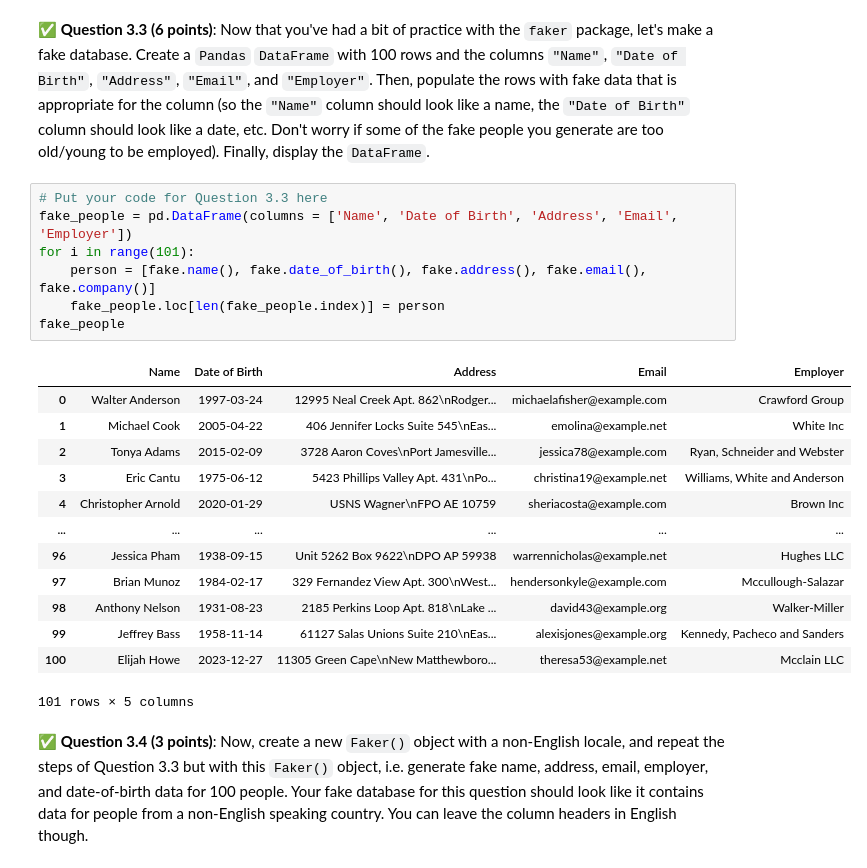
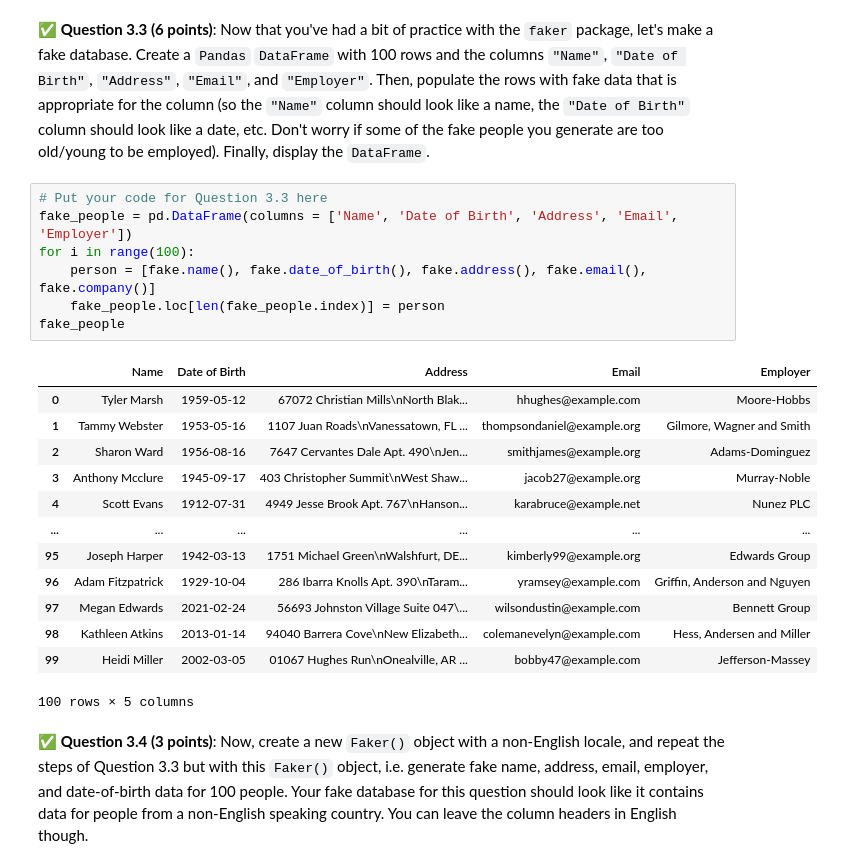
Before and after one commit to mlee3001/CMSE202-s24-turnin, a Jupyter notebook: midterm/CMSE202-Midterm-Section002-STUDENT.ipynb, the cells around one changed output. Saved outputs shown, nothing was run; the diff lists cells and outputs as text.

```diff
--- a/midterm/CMSE202-Midterm-Section002-STUDENT.ipynb
+++ b/midterm/CMSE202-Midterm-Section002-STUDENT.ipynb
@@ -273,24 +273,24 @@ fake.date()
 # %%
 # Put your code for Question 3.3 here
 fake_people = pd.DataFrame(columns = ['Name', 'Date of Birth', 'Address', 'Email', 'Employer'])
-for i in range(101):
+for i in range(100):
     person = [fake.name(), fake.date_of_birth(), fake.address(), fake.email(), fake.company()]
     fake_people.loc[len(fake_people.index)] = person
 fake_people
 # %% [output]
 |  | Name | Date of Birth | Address | Email | Employer |
-| 0 | Walter Anderson | 1997-03-24 | 12995 Neal Creek Apt. 862\nRodger... | michaelafisher@example.com | Crawford Group |
-| 1 | Michael Cook | 2005-04-22 | 406 Jennifer Locks Suite 545\nEas... | emolina@example.net | White Inc |
-| 2 | Tonya Adams | 2015-02-09 | 3728 Aaron Coves\nPort Jamesville... | jessica78@example.com | Ryan, Schneider and Webster |
-| 3 | Eric Cantu | 1975-06-12 | 5423 Phillips Valley Apt. 431\nPo... | christina19@example.net | Williams, White and Anderson |
-| 4 | Christopher Arnold | 2020-01-29 | USNS Wagner\nFPO AE 10759 | sheriacosta@example.com | Brown Inc |
+| 0 | Tyler Marsh | 1959-05-12 | 67072 Christian Mills\nNorth Blak... | hhughes@example.com | Moore-Hobbs |
+| 1 | Tammy Webster | 1953-05-16 | 1107 Juan Roads\nVanessatown, FL ... | thompsondaniel@example.org | Gilmore, Wagner and Smith |
+| 2 | Sharon Ward | 1956-08-16 | 7647 Cervantes Dale Apt. 490\nJen... | smithjames@example.org | Adams-Dominguez |
+| 3 | Anthony Mcclure | 1945-09-17 | 403 Christopher Summit\nWest Shaw... | jacob27@example.org | Murray-Noble |
+| 4 | Scott Evans | 1912-07-31 | 4949 Jesse Brook Apt. 767\nHanson... | karabruce@example.net | Nunez PLC |
 | ... | ... | ... | ... | ... | ... |
-| 96 | Jessica Pham | 1938-09-15 | Unit 5262 Box 9622\nDPO AP 59938 | warrennicholas@example.net | Hughes LLC |
-| 97 | Brian Munoz | 1984-02-17 | 329 Fernandez View Apt. 300\nWest... | hendersonkyle@example.com | Mccullough-Salazar |
-| 98 | Anthony Nelson | 1931-08-23 | 2185 Perkins Loop Apt. 818\nLake ... | david43@example.org | Walker-Miller |
-| 99 | Jeffrey Bass | 1958-11-14 | 61127 Salas Unions Suite 210\nEas... | alexisjones@example.org | Kennedy, Pacheco and Sanders |
-| 100 | Elijah Howe | 2023-12-27 | 11305 Green Cape\nNew Matthewboro... | theresa53@example.net | Mcclain LLC |
+| 95 | Joseph Harper | 1942-03-13 | 1751 Michael Green\nWalshfurt, DE... | kimberly99@example.org | Edwards Group |
+| 96 | Adam Fitzpatrick | 1929-10-04 | 286 Ibarra Knolls Apt. 390\nTaram... | yramsey@example.com | Griffin, Anderson and Nguyen |
+| 97 | Megan Edwards | 2021-02-24 | 56693 Johnston Village Suite 047\... | wilsondustin@example.com | Bennett Group |
+| 98 | Kathleen Atkins | 2013-01-14 | 94040 Barrera Cove\nNew Elizabeth... | colemanevelyn@example.com | Hess, Andersen and Miller |
+| 99 | Heidi Miller | 2002-03-05 | 01067 Hughes Run\nOnealville, AR ... | bobby47@example.com | Jefferson-Massey |
-101 rows × 5 columns
+100 rows × 5 columns
 # %% [markdown]
 &#9989; **Question 3.4 (3 points)**: Now, create a new `Faker()` object with a non-English locale, and repeat the steps of Question 3.3 but with this `Faker()` object, i.e. generate fake name, address, email, employer, and date-of-birth data for 100 people. Your fake database for this question should look like it contains data for people from a non-English speaking country. You can leave the column headers in English though.
 # %%
```
Also changed, not shown: parts of 12 cells of this notebook.
